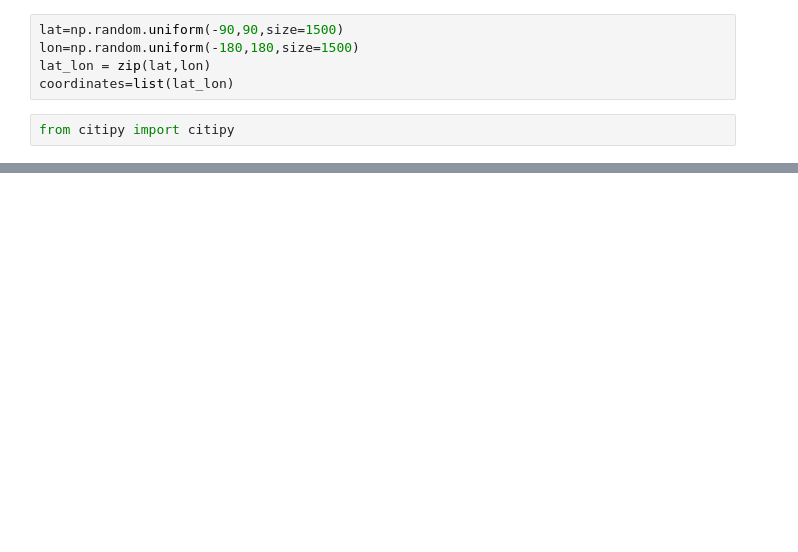
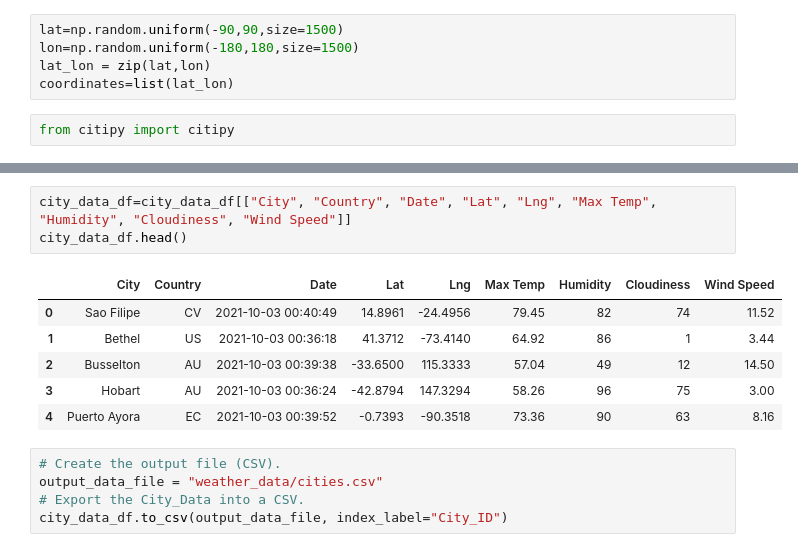
Before and after one commit to sanran2020/World_Weather_Analysis_1, a Jupyter notebook: World_Weather_Analysis.ipynb, the cells around one changed output, grey strips where cells are left out. Drawn from its saved outputs; the diff is of its cells as text; blank space fills up the shorter version.

Commit message:
Created cities csv file

```diff
--- a/World_Weather_Analysis.ipynb
+++ b/World_Weather_Analysis.ipynb
@@ -31,0 +175,15 @@ len(cities)
+# %%
+city_data_df=city_data_df[["City", "Country", "Date", "Lat", "Lng", "Max Temp", "Humidity", "Cloudiness", "Wind Speed"]]
+city_data_df.head()
+# %% [output]
+|  | City | Country | Date | Lat | Lng | Max Temp | Humidity | Cloudiness | Wind Speed |
+| 0 | Sao Filipe | CV | 2021-10-03 00:40:49 | 14.8961 | -24.4956 | 79.45 | 82 | 74 | 11.52 |
+| 1 | Bethel | US | 2021-10-03 00:36:18 | 41.3712 | -73.4140 | 64.92 | 86 | 1 | 3.44 |
+| 2 | Busselton | AU | 2021-10-03 00:39:38 | -33.6500 | 115.3333 | 57.04 | 49 | 12 | 14.50 |
+| 3 | Hobart | AU | 2021-10-03 00:36:24 | -42.8794 | 147.3294 | 58.26 | 96 | 75 | 3.00 |
+| 4 | Puerto Ayora | EC | 2021-10-03 00:39:52 | -0.7393 | -90.3518 | 73.36 | 90 | 63 | 8.16 |
+# %%
+# Create the output file (CSV).
+output_data_file = "weather_data/cities.csv"
+# Export the City_Data into a CSV.
+city_data_df.to_csv(output_data_file, index_label="City_ID")
```
Also changed, not shown: parts of 10 cells of this notebook, 2 other files.
